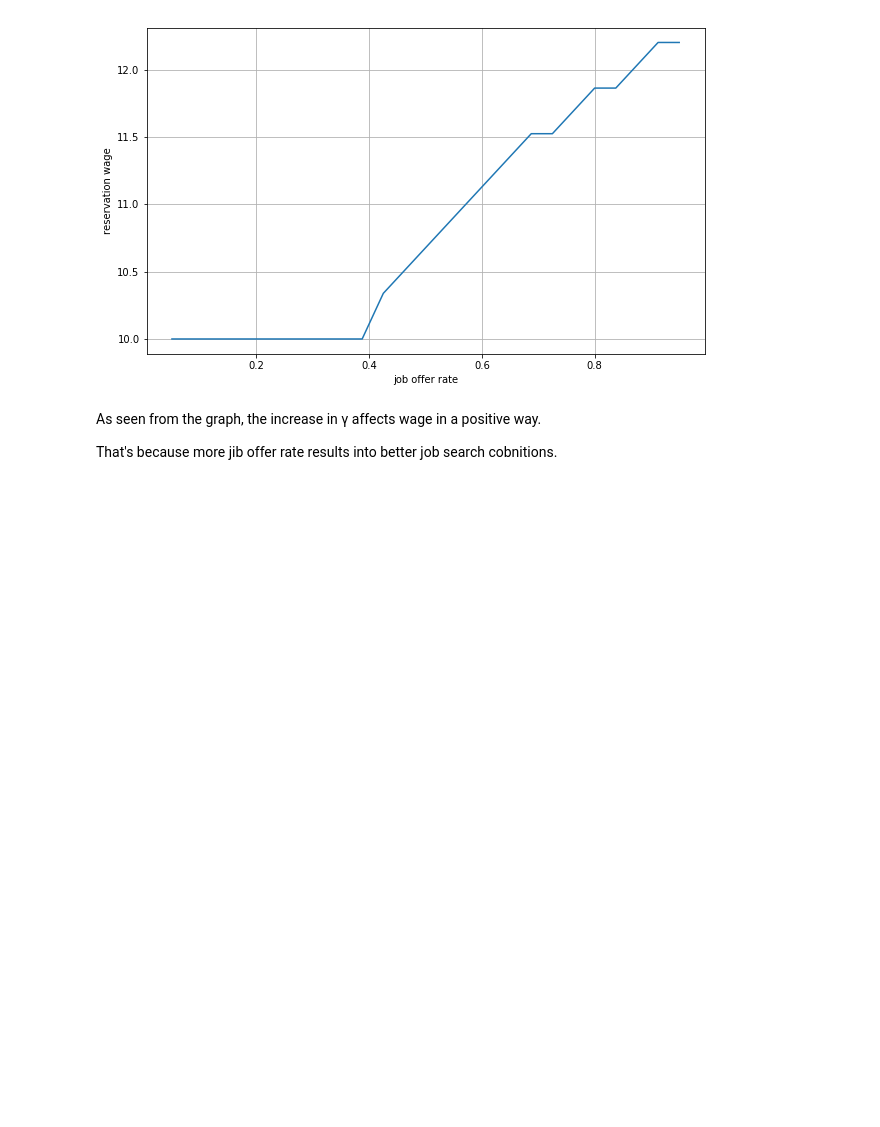
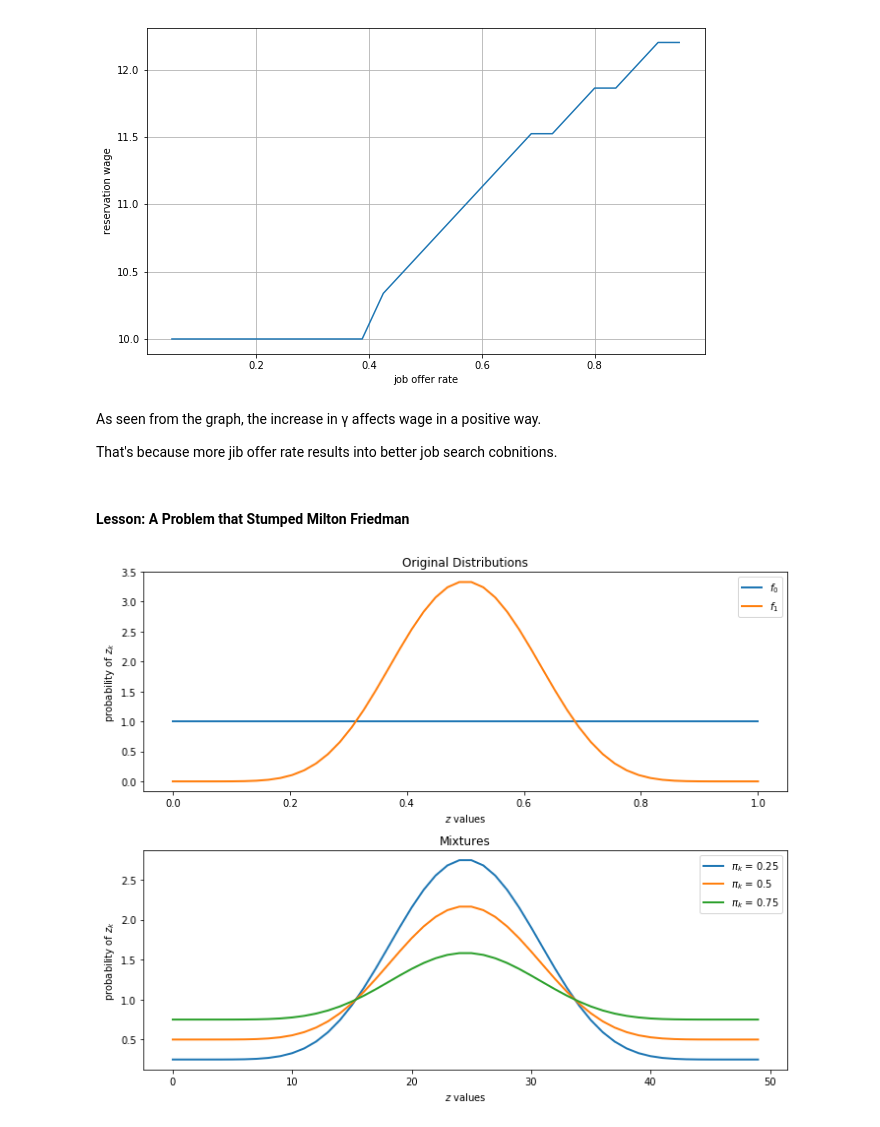
Before and after one commit to PanPip/QuantEcon_Tasks, a Jupyter notebook: Dynamic_programming.ipynb, the cells around one changed output. Drawn from its saved outputs; the diff is of its cells as text; code cells hidden in the pictures; blank space fills up the shorter version.

Commit message:
Started lesson on A Problem that Stumped Milton Friedman

```diff
--- a/Dynamic_programming.ipynb
+++ b/Dynamic_programming.ipynb
@@ -490,3 +490,5 @@ plt.show()
 As seen from the graph, the increase in γ affects wage in a positive way.
 
 That's because more jib offer rate results into better job search cobnitions.
+# %% [markdown]
+#### Lesson: A Problem that Stumped Milton Friedman
@@ -492,0 +501,38 @@ That's because more jib offer rate results into better job search cobnitions.
+# %%
+def beta_function_factory(a, b):
+
+    @vectorize
+    def p(x):
+        r = gamma(a + b) / (gamma(a) * gamma(b))
+        return r * x**(a-1) * (1 - x)**(b-1)
+
+    @njit
+    def p_rvs():
+        return np.random.beta(a, b)
+
+    return p, p_rvs
+
+
+f0, _ = beta_function_factory(1, 1)
+f1, _ = beta_function_factory(9, 9)
+grid = np.linspace(0, 1, 50)
+
+fig, axes = plt.subplots(2, figsize=(10, 8))
+
+axes[0].set_title("Original Distributions")
+axes[0].plot(grid, f0(grid), lw=2, label="$f_0$")
+axes[0].plot(grid, f1(grid), lw=2, label="$f_1$")
+
+axes[1].set_title("Mixtures")
+for π in 0.25, 0.5, 0.75:
+    y = π * f0(grid) + (1 - π) * f1(grid)
+    axes[1].plot(y, lw=2, label=f"$\pi_k$ = {π}")
+
+for ax in axes:
+    ax.legend()
+    ax.set(xlabel="$z$ values", ylabel="probability of $z_k$")
+
+plt.tight_layout()
+plt.show()
+# %% [output]
+[figure, added]
```
Also changed, not shown: parts of 5 cells of this notebook.
